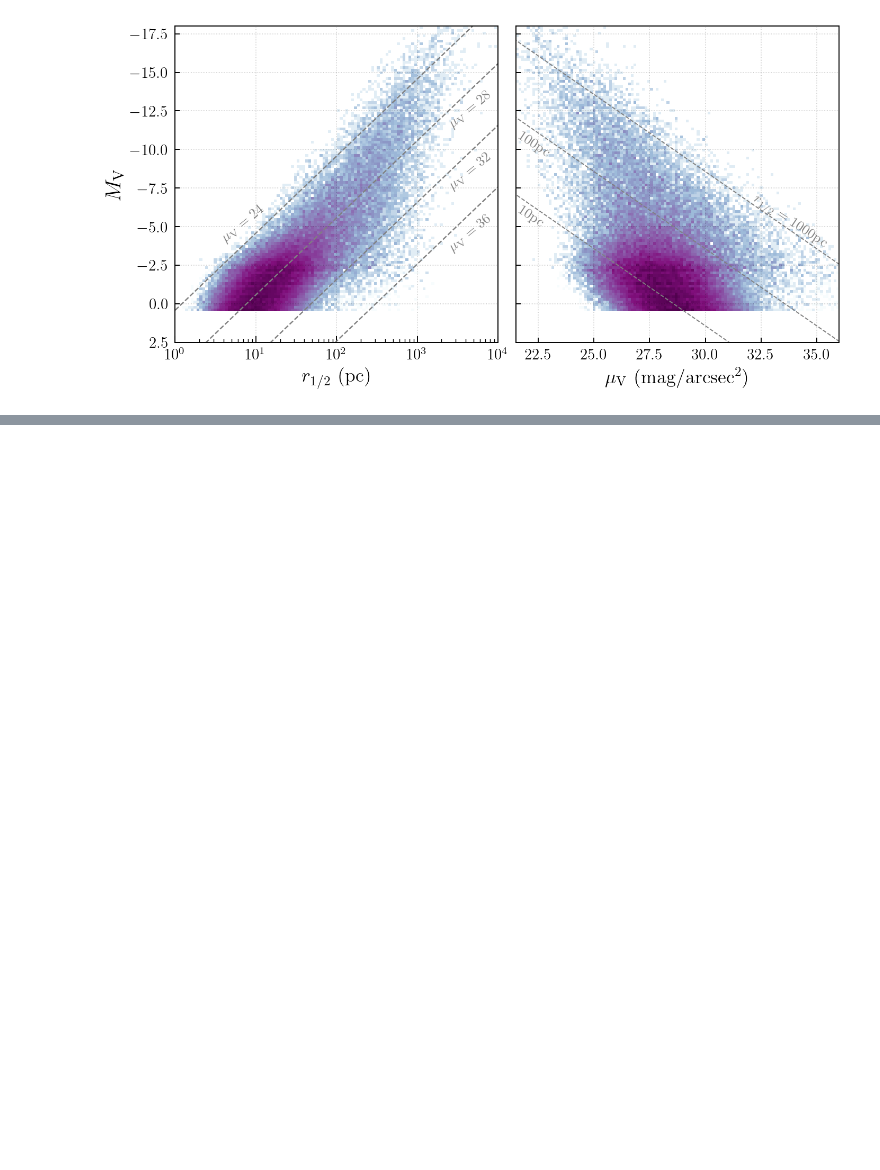
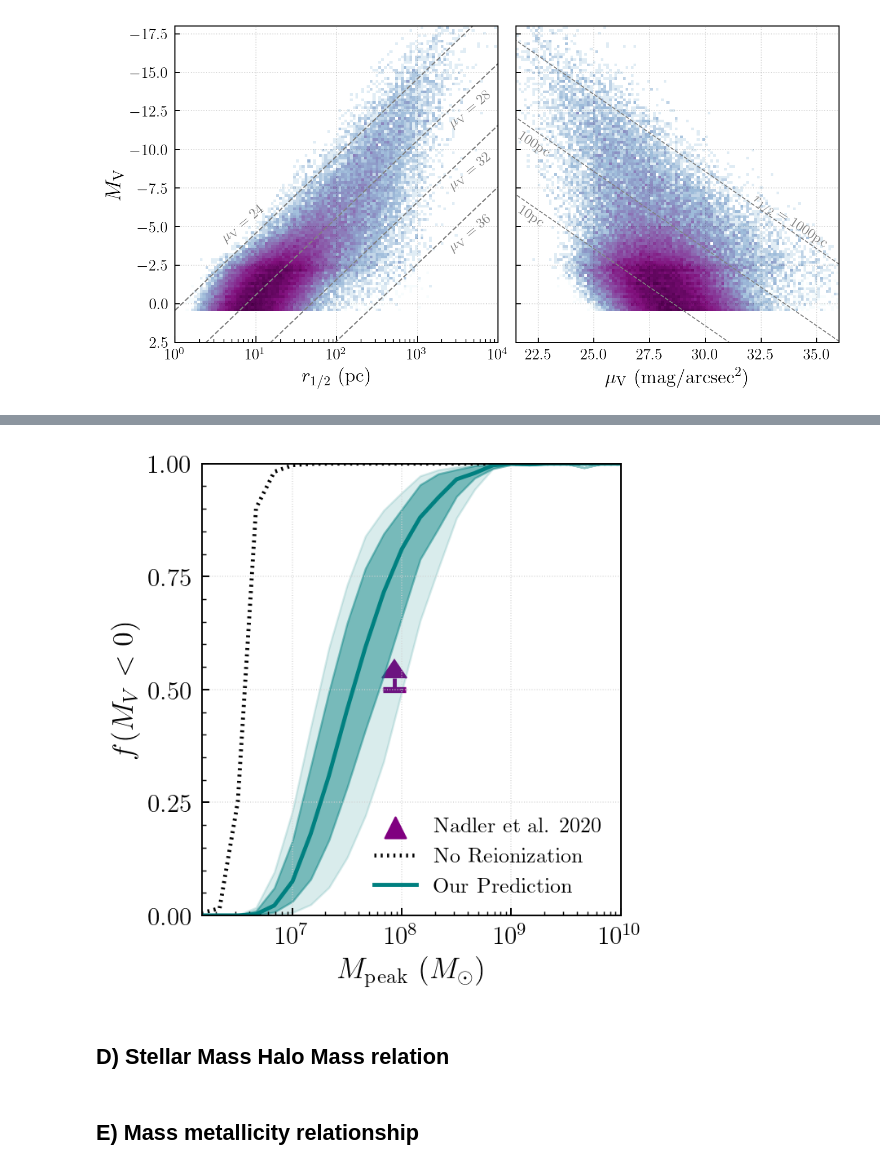
Before and after one commit to kibokov/grumpy_mw_forward_model, a Jupyter notebook: MW_forward_model_plots_2.ipynb, the cells around one changed output, grey strips where cells are left out. Saved outputs shown, nothing was run; the diff lists cells and outputs as text; code cells hidden in the pictures; blank space fills up the shorter version.

```diff
--- a/MW_forward_model_plots_2.ipynb
+++ b/MW_forward_model_plots_2.ipynb
@@ -1490,0 +1763,58 @@ plt.show()
+# %%
+##GET ALL THE DATA
+
+
+lMhg = np.linspace(6, 10, 25)
+Mhg = 10.**lMhg
+
+flh_noreion = get_flh(dfs = cat_noreion,Mhg=Mhg, mVlim=0)
+flh_z8_5 = get_flh(dfs=cat_z8_5_all ,Mhg=Mhg, mVlim=0)
+
+flh_z10_5 = get_flh(dfs=cat_z10_5+cat_z10_5_nolmc,Mhg=Mhg, mVlim=0)
+flh_z9_5 = get_flh(dfs=cat_z9_5+cat_z9_5_nolmc,Mhg=Mhg, mVlim=0)
+flh_z7_5 = get_flh(dfs=cat_z7_5+cat_z7_5_nolmc,Mhg=Mhg, mVlim=0)
+flh_z7 = get_flh(dfs=cat_z7+cat_z7_nolmc,Mhg=Mhg, mVlim=0)
+# %%
+fig, ax = plt.subplots(1,1, figsize=(4, 4))
+m200n = 8.5e7 # M200c for Nadler et al.
+fn = 0.5
+ax.errorbar(m200n, fn, yerr=0.025, lolims=True, ls=None,
+             marker='_', markersize=40, capsize=6, ecolor='purple',
+             mew=1., lw=2, c='white', zorder=0)
+
+ax.scatter(m200n, fn, marker='_', s=130, lw=3, c='purple')
+ax.scatter(0, 1, marker='^', s=110, lw=1, c='purple', label=r'\rm Nadler et al. 2020')
+ax.plot( Mhg[1:],flh_noreion,lw = 2,color = "k",ls = "dotted",label = r"\rm No Reionization")
+ax.plot(Mhg[1:], flh_z8_5, c='teal', lw=2, ls='-',label = r"\rm Our Prediction")
+
+ax.fill_between(Mhg[1:],flh_z7_5,flh_z9_5,color = "teal",alpha = 0.45)
+ax.fill_between(Mhg[1:],flh_z7,flh_z10_5,color = "teal",alpha = 0.15)
+ax.tick_params(axis = "x",labelsize = 13)
+ax.tick_params(axis = "y",labelsize = 13)
+
+mp_ttr = np.linspace(6,10)
+# ax.plot(10**mp_ttr,halo_occ_mod(mp_ttr),color = "k")
+
+ax.legend(frameon=False, loc='lower right', fontsize=10.9)
+
+ax.grid(linestyle=':', c='lightgray',alpha =0.7)
+
+ax.legend(frameon=False, loc='lower right', fontsize=10.75)
+
+ax.set_ylabel(r'\rm $f(M_V<0)$',fontsize = 15)
+ax.set_xlabel(r'\rm $M_{\rm peak}\ (M_\odot)$',fontsize = 15)
+ax.set_xscale('log')
+ax.set_xlim(1.5e6, 1e10);
+ax.set_ylim(0., 1)
+ax.xaxis.set_ticks([1e7, 1e8, 1e9, 1e10])
+ax.yaxis.set_ticks([0, 0.25, 0.5, 0.75, 1.0])
+ax.minorticks_on()
+plt.tight_layout()
+# plt.savefig("paper_figs_cater_pdf/halo_occ_frac.pdf")
+plt.show()
+# %% [output]
+[figure, added]
+# %% [markdown]
+## D) Stellar Mass Halo Mass relation
+# %% [markdown]
+## E) Mass metallicity relationship
```
Also changed, not shown: parts of 18 cells of this notebook, 1 other file.
